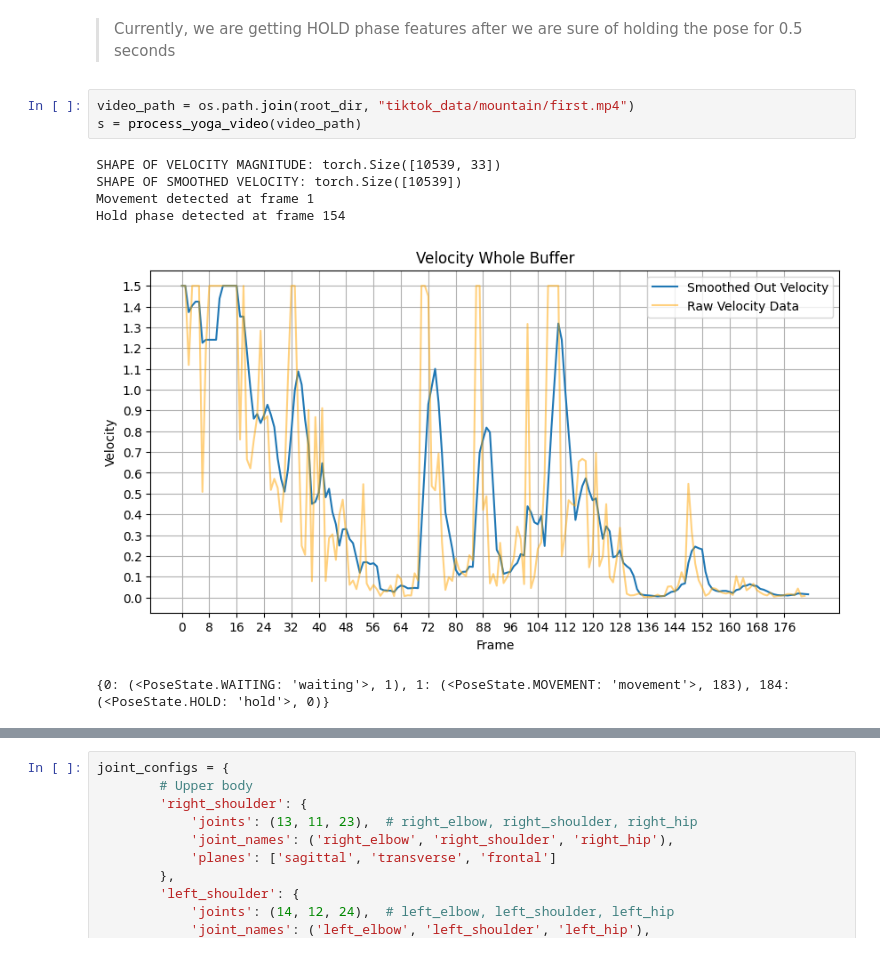
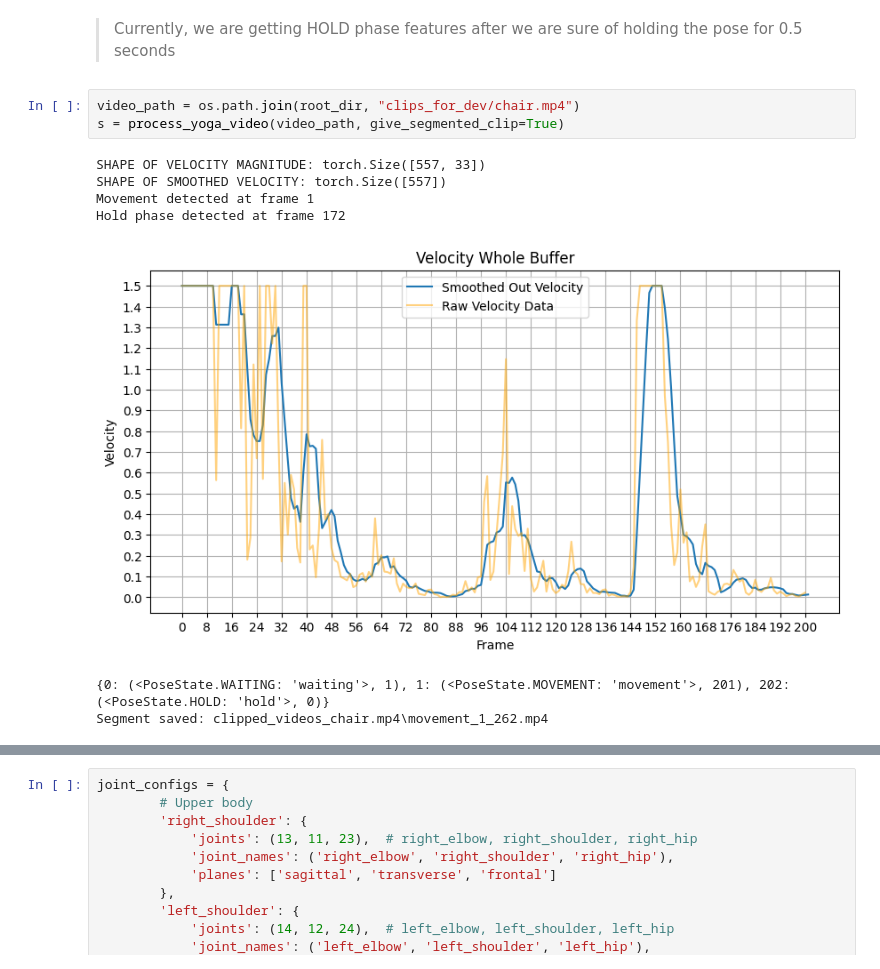
Before and after one commit to AagabBhattarai/Human_pose, a Jupyter notebook: new_statistical_coach/scripts/natural_language_feedback.ipynb, the cells around one changed output, grey strips where cells are left out. Drawn from its saved outputs; the diff is of its cells as text.

Commit message:
CHECKPOINT_1: singule hold phase detection

```diff
--- a/new_statistical_coach/scripts/natural_language_feedback.ipynb
+++ b/new_statistical_coach/scripts/natural_language_feedback.ipynb
@@ -18,12 +18,13 @@ from process_yoga_video import process_yoga_video
 # %% [markdown]
 > Currently, we are getting HOLD phase features after we are sure of holding the pose for 0.5 seconds
 # %%
-video_path = os.path.join(root_dir, "tiktok_data/mountain/first.mp4")
-s = process_yoga_video(video_path)
+video_path = os.path.join(root_dir, "clips_for_dev/chair.mp4")
+s = process_yoga_video(video_path, give_segmented_clip=True)
 # %% [output]
-SHAPE OF VELOCITY MAGNITUDE: torch.Size([10539, 33])
-SHAPE OF SMOOTHED VELOCITY: torch.Size([10539])
+SHAPE OF VELOCITY MAGNITUDE: torch.Size([557, 33])
+SHAPE OF SMOOTHED VELOCITY: torch.Size([557])
 Movement detected at frame 1
-Hold phase detected at frame 154
+Hold phase detected at frame 172
-[figure, old version]
+[figure, new version]
-{0: (<PoseState.WAITING: 'waiting'>, 1), 1: (<PoseState.MOVEMENT: 'movement'>, 183), 184: (<PoseState.HOLD: 'hold'>, 0)}
+{0: (<PoseState.WAITING: 'waiting'>, 1), 1: (<PoseState.MOVEMENT: 'movement'>, 201), 202: (<PoseState.HOLD: 'hold'>, 0)}
+Segment saved: clipped_videos_chair.mp4\movement_1_262.mp4
```
Also changed, not shown: parts of 15 cells of this notebook, 1 other file.
